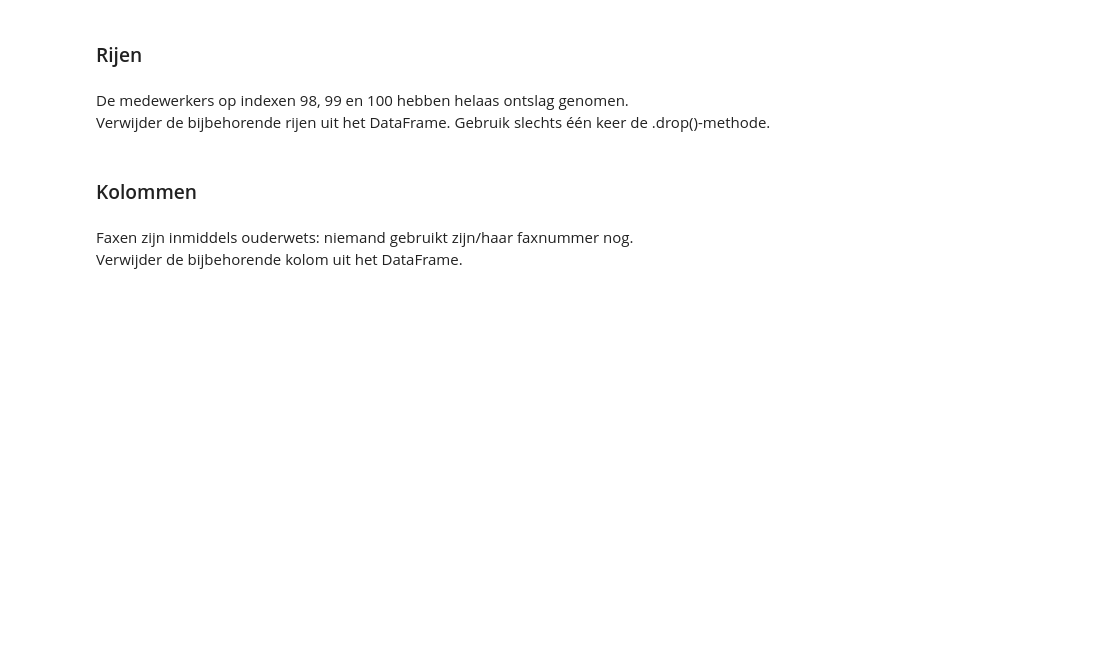
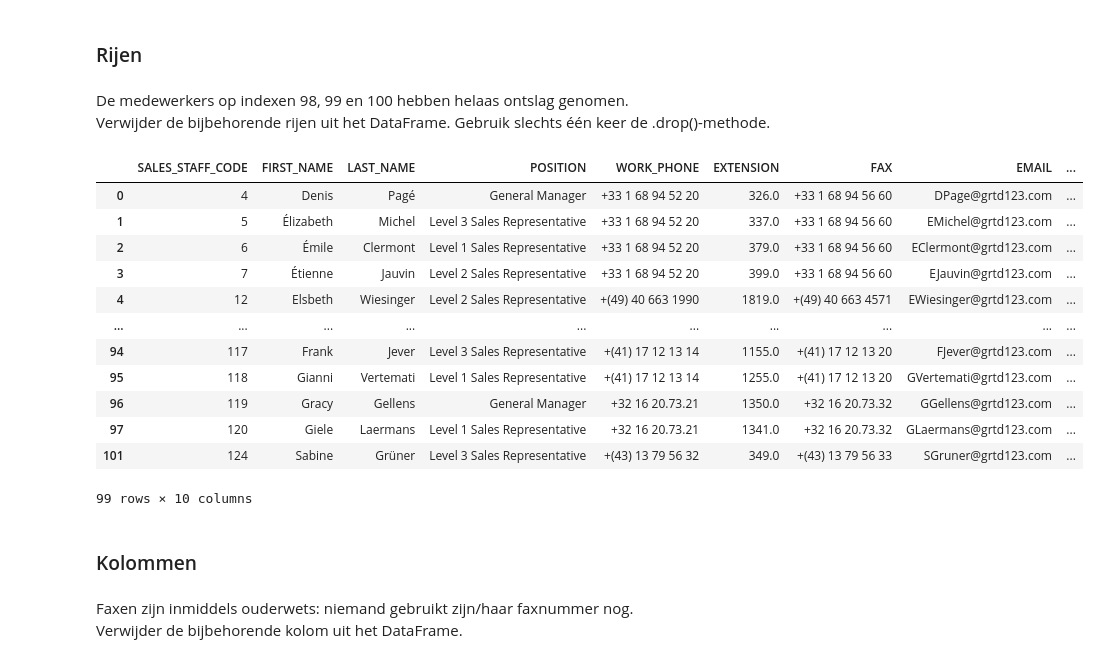
Before and after one commit to alex24106429/DEAI-Portfolio, a Jupyter notebook: Opdrachten.ipynb, the cells around one changed output. Drawn from its saved outputs; the diff is of its cells as text; code cells hidden in the pictures; blank space fills up the shorter version.

```diff
--- a/Opdrachten.ipynb
+++ b/Opdrachten.ipynb
@@ -709,6 +709,22 @@ sales_staff
 # %% [markdown]
 De medewerkers op indexen 98, 99 en 100 hebben helaas ontslag genomen.<br>
 Verwijder de bijbehorende rijen uit het DataFrame. Gebruik slechts één keer de .drop()-methode.
+# %%
+sales_staff = sales_staff.drop([98, 99, 100], axis = 0)
+# %% [output]
+|  | SALES_STAFF_CODE | FIRST_NAME | LAST_NAME | POSITION | WORK_PHONE | EXTENSION | FAX | EMAIL | ... |
+| 0 | 4 | Denis | Pagé | General Manager | +33 1 68 94 52 20 | 326.0 | +33 1 68 94 56 60 | DPage@grtd123.com | ... |
+| 1 | 5 | Élizabeth | Michel | Level 3 Sales Representative | +33 1 68 94 52 20 | 337.0 | +33 1 68 94 56 60 | EMichel@grtd123.com | ... |
+| 2 | 6 | Émile | Clermont | Level 1 Sales Representative | +33 1 68 94 52 20 | 379.0 | +33 1 68 94 56 60 | EClermont@grtd123.com | ... |
+| 3 | 7 | Étienne | Jauvin | Level 2 Sales Representative | +33 1 68 94 52 20 | 399.0 | +33 1 68 94 56 60 | EJauvin@grtd123.com | ... |
+| 4 | 12 | Elsbeth | Wiesinger | Level 2 Sales Representative | +(49) 40 663 1990 | 1819.0 | +(49) 40 663 4571 | EWiesinger@grtd123.com | ... |
+| ... | ... | ... | ... | ... | ... | ... | ... | ... | ... |
+| 94 | 117 | Frank | Jever | Level 3 Sales Representative | +(41) 17 12 13 14 | 1155.0 | +(41) 17 12 13 20 | FJever@grtd123.com | ... |
+| 95 | 118 | Gianni | Vertemati | Level 1 Sales Representative | +(41) 17 12 13 14 | 1255.0 | +(41) 17 12 13 20 | GVertemati@grtd123.com | ... |
+| 96 | 119 | Gracy | Gellens | General Manager | +32 16 20.73.21 | 1350.0 | +32 16 20.73.32 | GGellens@grtd123.com | ... |
+| 97 | 120 | Giele | Laermans | Level 1 Sales Representative | +32 16 20.73.21 | 1341.0 | +32 16 20.73.32 | GLaermans@grtd123.com | ... |
+| 101 | 124 | Sabine | Grüner | Level 3 Sales Representative | +(43) 13 79 56 32 | 349.0 | +(43) 13 79 56 33 | SGruner@grtd123.com | ... |
+99 rows × 10 columns
 # %% [markdown]
 ### Kolommen
 # %% [markdown]
```
Also changed, not shown: parts of 1 cell of this notebook.
